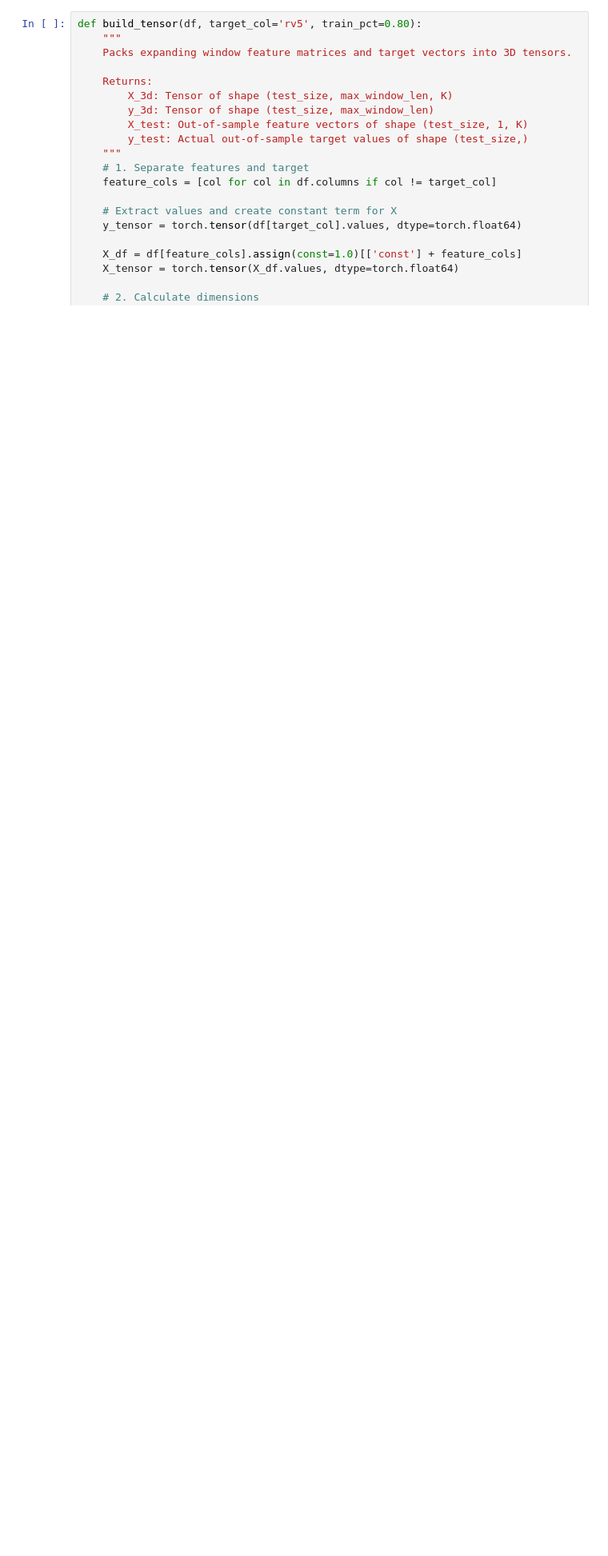
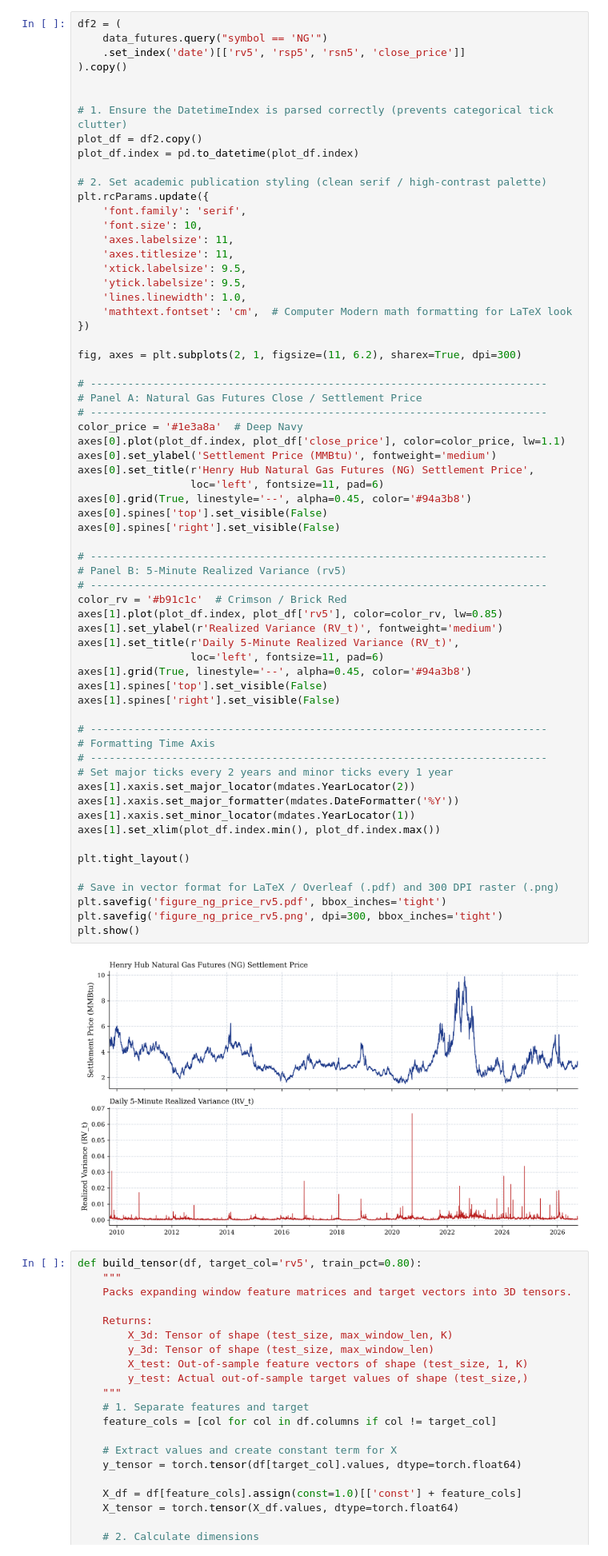
Before and after one commit to Deangr-econ/torch-volatility-engine, a Jupyter notebook: HAR_Markov_Switching.ipynb, the cells around one changed output. Shown at 80% size. Saved outputs shown, nothing was run; the diff lists cells and outputs as text; blank space fills up the shorter version.

```diff
--- a/HAR_Markov_Switching.ipynb
+++ b/HAR_Markov_Switching.ipynb
@@ -75,3 +36,69 @@ data
+# %%
+df2 = (
+    data_futures.query("symbol == 'NG'")
+    .set_index('date')[['rv5', 'rsp5', 'rsn5', 'close_price']]
+).copy()
+
+
+# 1. Ensure the DatetimeIndex is parsed correctly (prevents categorical tick clutter)
+plot_df = df2.copy()
+plot_df.index = pd.to_datetime(plot_df.index)
+
+# 2. Set academic publication styling (clean serif / high-contrast palette)
+plt.rcParams.update({
+    'font.family': 'serif',
+    'font.size': 10,
+    'axes.labelsize': 11,
+    'axes.titlesize': 11,
+    'xtick.labelsize': 9.5,
+    'ytick.labelsize': 9.5,
+    'lines.linewidth': 1.0,
+    'mathtext.fontset': 'cm',  # Computer Modern math formatting for LaTeX look
+})
+
+fig, axes = plt.subplots(2, 1, figsize=(11, 6.2), sharex=True, dpi=300)
+
+# -------------------------------------------------------------------------
+# Panel A: Natural Gas Futures Close / Settlement Price
+# -------------------------------------------------------------------------
+color_price = '#1e3a8a'  # Deep Navy
+axes[0].plot(plot_df.index, plot_df['close_price'], color=color_price, lw=1.1)
+axes[0].set_ylabel('Settlement Price (MMBtu)', fontweight='medium')
+axes[0].set_title(r'Henry Hub Natural Gas Futures (NG) Settlement Price',
+                  loc='left', fontsize=11, pad=6)
+axes[0].grid(True, linestyle='--', alpha=0.45, color='#94a3b8')
+axes[0].spines['top'].set_visible(False)
+axes[0].spines['right'].set_visible(False)
+
+# -------------------------------------------------------------------------
+# Panel B: 5-Minute Realized Variance (rv5)
+# -------------------------------------------------------------------------
+color_rv = '#b91c1c'  # Crimson / Brick Red
+axes[1].plot(plot_df.index, plot_df['rv5'], color=color_rv, lw=0.85)
+axes[1].set_ylabel(r'Realized Variance (RV_t)', fontweight='medium')
+axes[1].set_title(r'Daily 5-Minute Realized Variance (RV_t)',
+                  loc='left', fontsize=11, pad=6)
+axes[1].grid(True, linestyle='--', alpha=0.45, color='#94a3b8')
+axes[1].spines['top'].set_visible(False)
+axes[1].spines['right'].set_visible(False)
+
+# -------------------------------------------------------------------------
+# Formatting Time Axis
+# -------------------------------------------------------------------------
+# Set major ticks every 2 years and minor ticks every 1 year
+axes[1].xaxis.set_major_locator(mdates.YearLocator(2))
+axes[1].xaxis.set_major_formatter(mdates.DateFormatter('%Y'))
+axes[1].xaxis.set_minor_locator(mdates.YearLocator(1))
+axes[1].set_xlim(plot_df.index.min(), plot_df.index.max())
+
+plt.tight_layout()
+
+# Save in vector format for LaTeX / Overleaf (.pdf) and 300 DPI raster (.png)
+plt.savefig('figure_ng_price_rv5.pdf', bbox_inches='tight')
+plt.savefig('figure_ng_price_rv5.png', dpi=300, bbox_inches='tight')
+plt.show()
+# %% [output]
+[figure, added]
 # %%
 def build_tensor(df, target_col='rv5', train_pct=0.80):
     """
```
Also changed, not shown: parts of 7 cells of this notebook.
